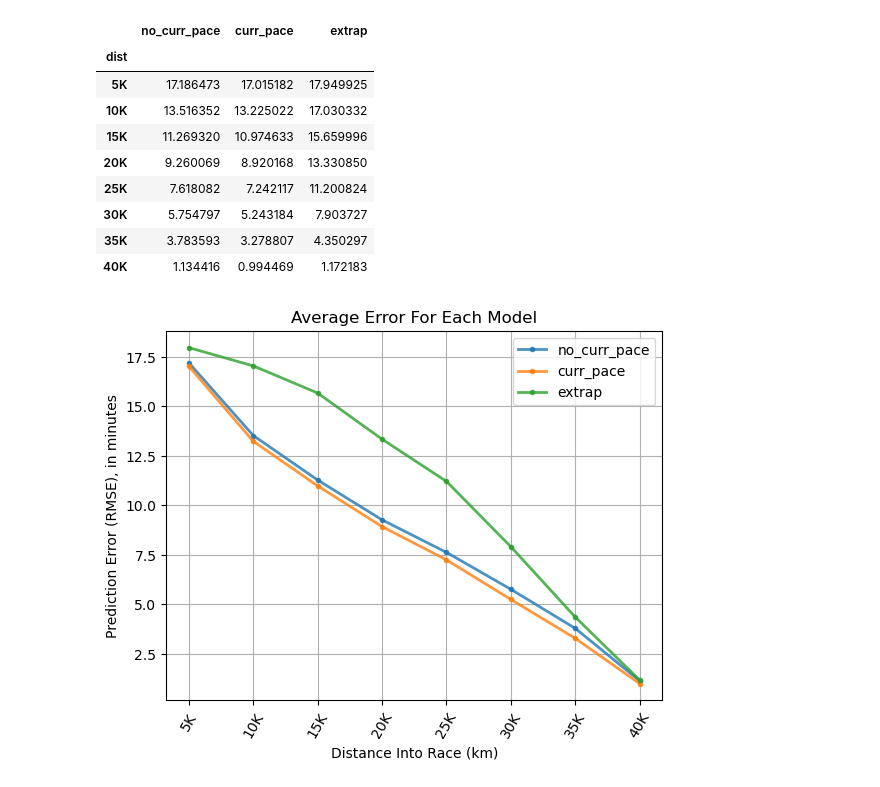
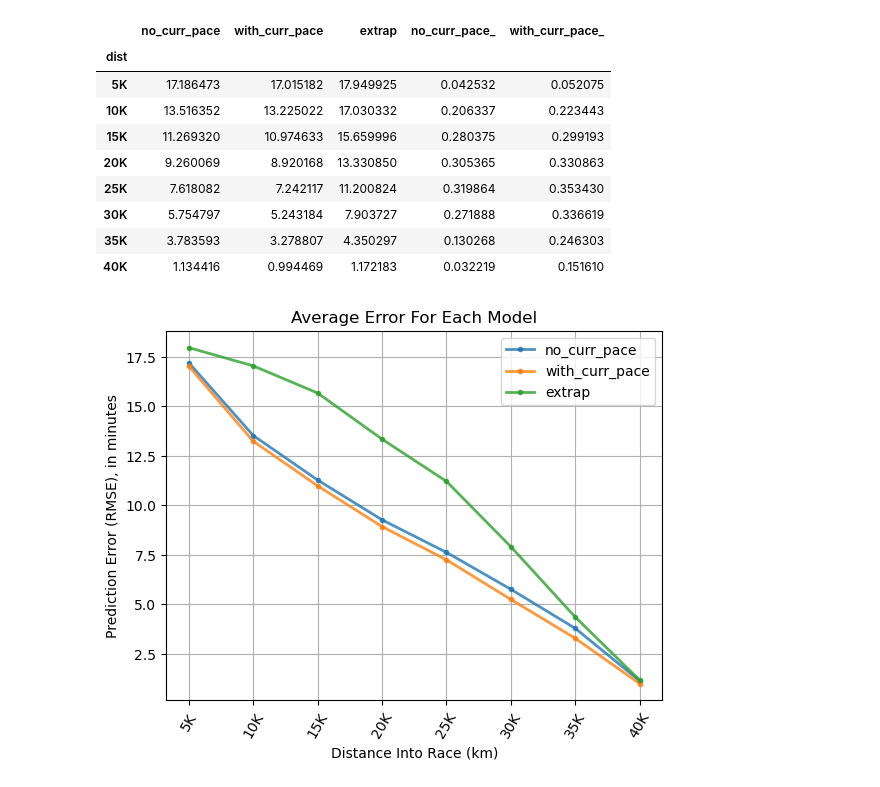
Before and after one commit to eaegerber/Marathon_Predictor, a Jupyter notebook: compare.ipynb, the cells around one changed output. Drawn from its saved outputs; the diff is of its cells as text; code cells hidden in the pictures.

```diff
--- a/compare.ipynb
+++ b/compare.ipynb
@@ -11,9 +11,14 @@ test.to_csv("processed_data/test.csv")
 
 #(22-23, 21-23, 15-20, 10-23)
 # %%
-model_info = {
-    "no_curr_pace": ("stan_results/params1.csv", ['total_pace', 'prop'], ['beta.1', 'beta.2'], True),
-    "curr_pace": ("stan_results/params2.csv", ['total_pace', 'curr_pace', 'prop'], ['beta.1', 'beta.2', 'beta.3'], True),
-    "rstan2d" : ("stan_results/rs_result2d.csv", ["total_pace", "curr_pace", "prop"], ["beta[1]", "beta[2]", "beta[3]"], True),
-}
-models = {k: pd.read_csv(v[0]) for k, v in model_info.items()}
+model_info = [
+    ("no_curr_pace", "stan_results/params1.csv", ['total_pace', 'prop'], ['beta.1', 'beta.2'], True),
+    ("with_curr_pace", "stan_results/params2.csv", ['total_pace', 'curr_pace', 'prop'], ['beta.1', 'beta.2', 'beta.3'], True),
+    ("rstan2d", "stan_results/rs_result2d.csv", ["total_pace", "curr_pace", "prop"], ["beta[1]", "beta[2]", "beta[3]"], True),
+]
+models = {name: pd.read_csv(path) for (name, path, feats, betas, pleft) in model_info}
+mpreds = {name: get_preds(test, pd.read_csv(path), feats_lis=feats, beta_lis=betas, propleft=pleft, name=name)
+           for (name, path, feats, betas, pleft) in model_info}
+
+test2 = get_table(test, mpreds)
+test2
@@ -69,17 +42,19 @@ test2
-# %%
-labels = ["no_curr_pace", "curr_pace", "extrap"]
-table_group = plot_rsme(test2, labels, "all_errors")
-table_group
-# %% [output]
-|  | no_curr_pace | curr_pace | extrap |
-| dist |  |  |  |
-| 5K | 17.186473 | 17.015182 | 17.949925 |
-| 10K | 13.516352 | 13.225022 | 17.030332 |
-| 15K | 11.269320 | 10.974633 | 15.659996 |
-| 20K | 9.260069 | 8.920168 | 13.330850 |
-| 25K | 7.618082 | 7.242117 | 11.200824 |
-| 30K | 5.754797 | 5.243184 | 7.903727 |
-| 35K | 3.783593 | 3.278807 | 4.350297 |
-| 40K | 1.134416 | 0.994469 | 1.172183 |
-[figure, removed]
+# %%
+labels = ["no_curr_pace", "with_curr_pace", "extrap"]
+rmse_table = plot_rsme(test2, labels, "all_errors")
+rmse_table["no_curr_pace_"] = 1 - (rmse_table["no_curr_pace"] / rmse_table["extrap"])
+rmse_table["with_curr_pace_"] = 1 - (rmse_table["with_curr_pace"] / rmse_table["extrap"])
+rmse_table
+# %% [output]
+|  | no_curr_pace | with_curr_pace | extrap | no_curr_pace_ | with_curr_pace_ |
+| dist |  |  |  |  |  |
+| 5K | 17.186473 | 17.015182 | 17.949925 | 0.042532 | 0.052075 |
+| 10K | 13.516352 | 13.225022 | 17.030332 | 0.206337 | 0.223443 |
+| 15K | 11.269320 | 10.974633 | 15.659996 | 0.280375 | 0.299193 |
+| 20K | 9.260069 | 8.920168 | 13.330850 | 0.305365 | 0.330863 |
+| 25K | 7.618082 | 7.242117 | 11.200824 | 0.319864 | 0.353430 |
+| 30K | 5.754797 | 5.243184 | 7.903727 | 0.271888 | 0.336619 |
+| 35K | 3.783593 | 3.278807 | 4.350297 | 0.130268 | 0.246303 |
+| 40K | 1.134416 | 0.994469 | 1.172183 | 0.032219 | 0.151610 |
+[figure, added]
 # %%
```
Also changed, not shown: parts of 12 cells of this notebook, 4 other files.
